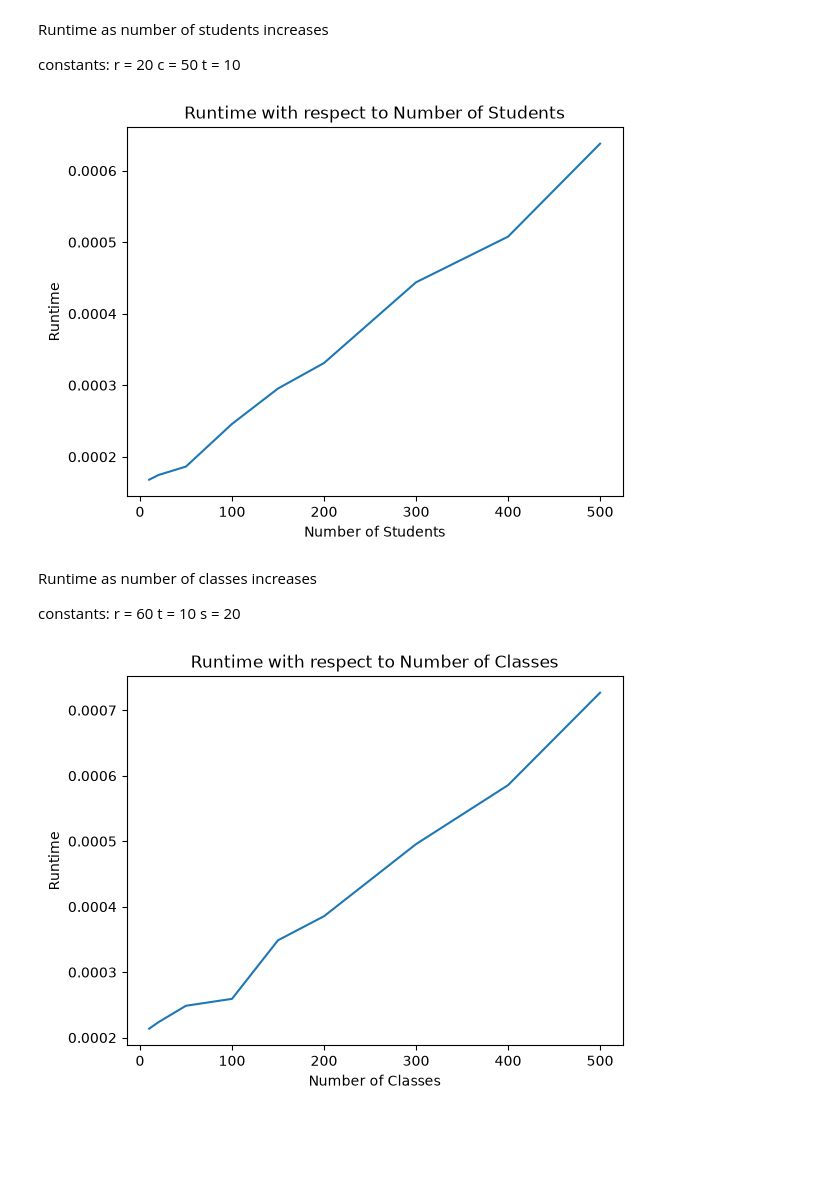
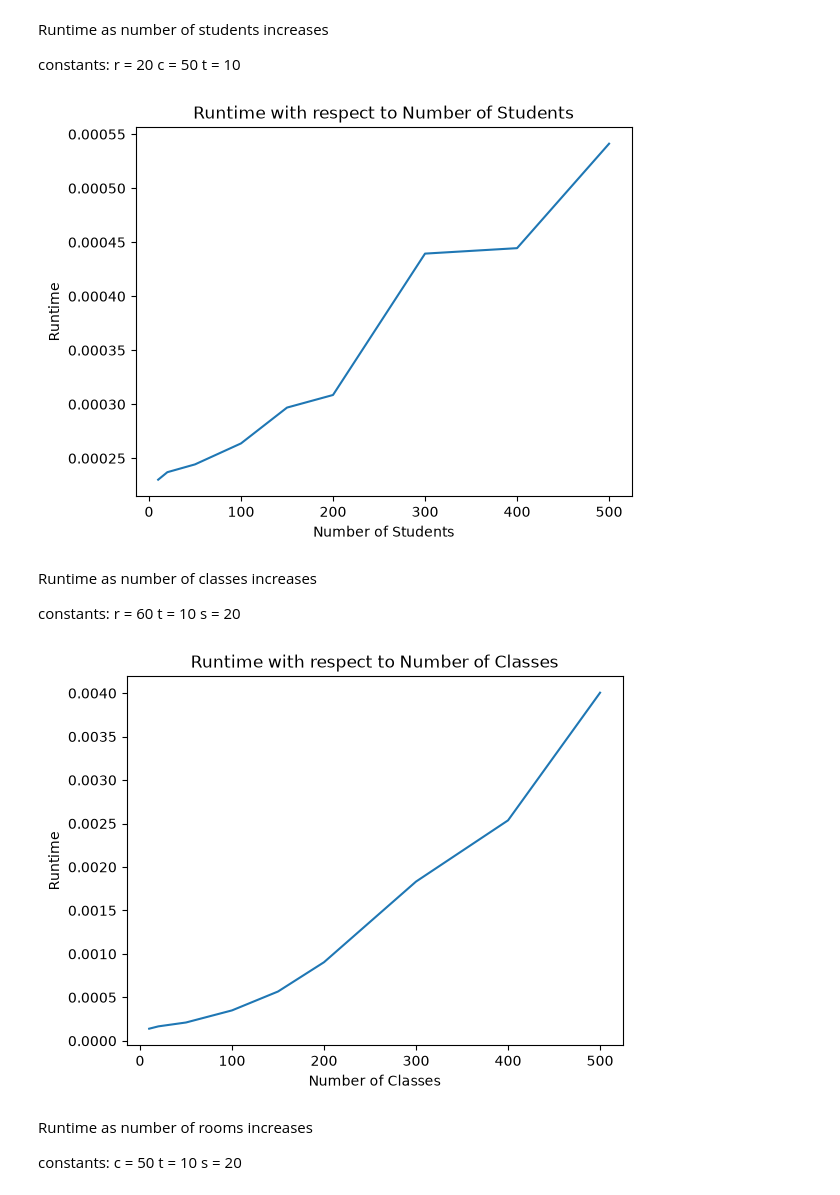
Before and after one commit to enkennedy/cs340_project, a Jupyter notebook: time_analysis/time_analysis.ipynb, the cells around one changed output. Saved outputs shown, nothing was run; the diff lists cells and outputs as text; code cells hidden in the pictures; blank space fills up the shorter version.

Commit message:
updated runtime analysis

```diff
--- a/time_analysis/time_analysis.ipynb
+++ b/time_analysis/time_analysis.ipynb
@@ -27,15 +27,23 @@ constants:
     t = 10
 # %%
 numStudents = [10, 20, 50, 100, 150, 200, 300, 400, 500]
-times1 = [0.00016795797273516655, 0.00017445767298340797, 0.00018633389845490456, 0.000245917122811079, 0.0002954169176518917, 0.000331084243953228, 0.00044395821169018745, 0.000507791992276907, 0.0006377501413226128]
+times1 = [0.00023016706109046936,
+0.0002371249720454216,
+0.0002443329431116581,
+0.0002637500874698162,
+0.0002969158813357353,
+0.00030858302488923073,
+0.00043945806100964546,
+0.00044450024142861366,
+0.0005412078462541103]
 
 plt.plot(numStudents, times1)
 plt.xlabel("Number of Students")
 plt.ylabel("Runtime")
 plt.title("Runtime with respect to Number of Students")
 plt.show()
 # %% [output]
-[figure, old version]
+[figure, new version]
 # %% [markdown]
 Runtime as number of classes increases
 
@@ -45,7 +53,15 @@ constants:
     s = 20
 # %%
 numClasses = [10, 20, 50, 100, 150, 200, 300, 400, 500]
-times2 = [0.00021366728469729424, 0.00022354209795594215, 0.0002487082965672016, 0.0002592499367892742, 0.0003487090580165386, 0.0003854576498270035, 0.0004955842159688473, 0.0005856668576598167, 0.0007268749177455902]
+times2 = [0.0001394590362906456,
+0.00016624992713332176,
+0.00021079229190945625,
+0.0003499998711049557,
+0.000567165669053793,
+0.0009042499586939812,
+0.0018320409581065178,
+0.0025364169850945473,
+0.004004999995231628]
 
 plt.plot(numClasses, times2)
 plt.xlabel("Number of Classes")
@@ -53,4 +69,11 @@ plt.ylabel("Runtime")
 plt.title("Runtime with respect to Number of Classes")
 plt.show()
 # %% [output]
-[figure, old version]
+[figure, new version]
+# %% [markdown]
+Runtime as number of rooms increases
+
+constants:
+    c = 50
+    t = 10
+    s = 20
```
Also changed, not shown: 51 other files.
